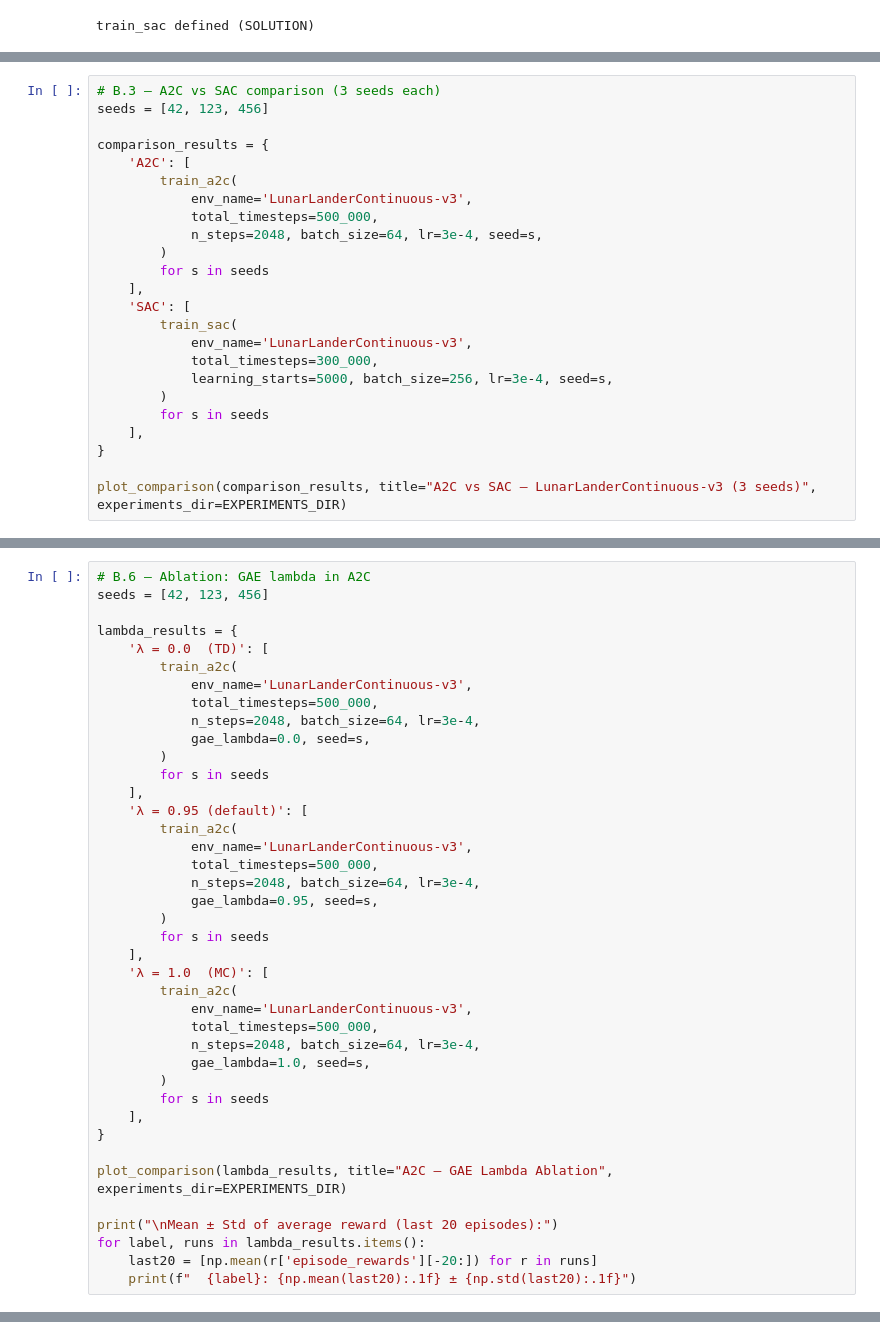
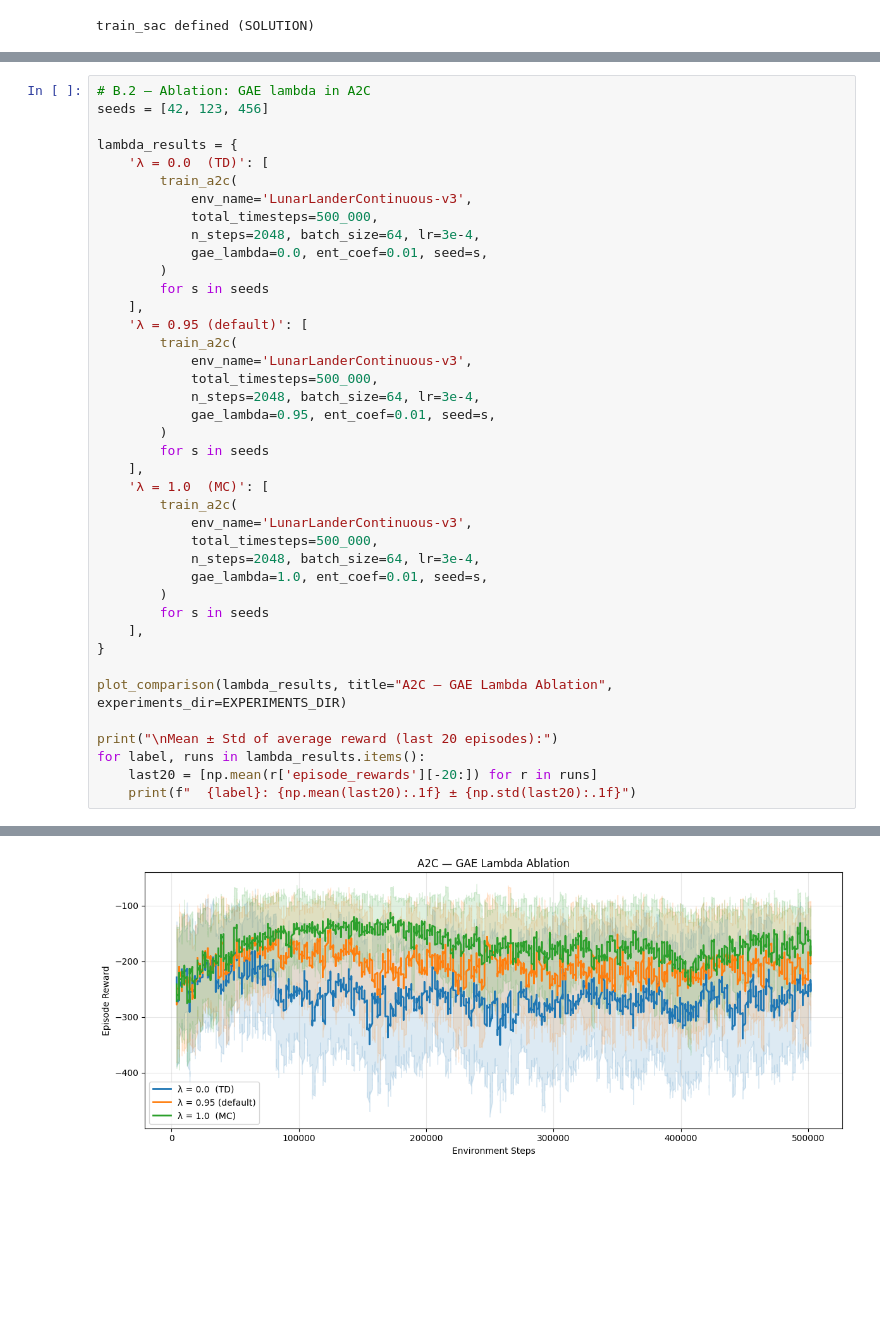
Before and after one commit to tiantian-l/tdde78, a Jupyter notebook: labs/lab3_actor_critic/solution/lab3_ac_solution.ipynb, the cells around one changed output, grey strips where cells are left out. Cells and saved outputs as stored; diff of their text form; blank space fills up the shorter version.

```diff
--- a/labs/lab3_actor_critic/solution/lab3_ac_solution.ipynb
+++ b/labs/lab3_actor_critic/solution/lab3_ac_solution.ipynb
@@ -569,24 +531,0 @@ if video_path:
-# %%
-# B.3 — A2C vs SAC comparison (3 seeds each)
-seeds = [42, 123, 456]
-
-comparison_results = {
-    'A2C': [
-        train_a2c(
-            env_name='LunarLanderContinuous-v3',
-            total_timesteps=500_000,
-            n_steps=2048, batch_size=64, lr=3e-4, seed=s,
-        )
-        for s in seeds
-    ],
-    'SAC': [
-        train_sac(
-            env_name='LunarLanderContinuous-v3',
-            total_timesteps=300_000,
-            learning_starts=5000, batch_size=256, lr=3e-4, seed=s,
-        )
-        for s in seeds
-    ],
-}
-
-plot_comparison(comparison_results, title="A2C vs SAC — LunarLanderContinuous-v3 (3 seeds)", experiments_dir=EXPERIMENTS_DIR)
@@ -649,5 +612,5 @@ for label, runs in entropy_results.items():
 # %%
-# B.6 — Ablation: GAE lambda in A2C
+# B.2 — Ablation: GAE lambda in A2C
 seeds = [42, 123, 456]
 
 lambda_results = {
@@ -656,7 +619,7 @@ lambda_results = {
             env_name='LunarLanderContinuous-v3',
             total_timesteps=500_000,
             n_steps=2048, batch_size=64, lr=3e-4,
-            gae_lambda=0.0, seed=s,
+            gae_lambda=0.0, ent_coef=0.01, seed=s,
         )
         for s in seeds
     ],
@@ -665,7 +628,7 @@ lambda_results = {
             env_name='LunarLanderContinuous-v3',
             total_timesteps=500_000,
             n_steps=2048, batch_size=64, lr=3e-4,
-            gae_lambda=0.95, seed=s,
+            gae_lambda=0.95, ent_coef=0.01, seed=s,
         )
         for s in seeds
     ],
@@ -674,7 +637,7 @@ lambda_results = {
             env_name='LunarLanderContinuous-v3',
             total_timesteps=500_000,
             n_steps=2048, batch_size=64, lr=3e-4,
-            gae_lambda=1.0, seed=s,
+            gae_lambda=1.0, ent_coef=0.01, seed=s,
         )
         for s in seeds
     ],
@@ -686,3 +649,4 @@ print("\nMean ± Std of average reward (last 20 episodes):")
 for label, runs in lambda_results.items():
     last20 = [np.mean(r['episode_rewards'][-20:]) for r in runs]
     print(f"  {label}: {np.mean(last20):.1f} ± {np.std(last20):.1f}")
+# %% [output]
@@ -688,0 +670 @@ for label, runs in lambda_results.items():
+[figure, added]
```
Also changed, not shown: parts of 23 cells of this notebook, 13 other files.
